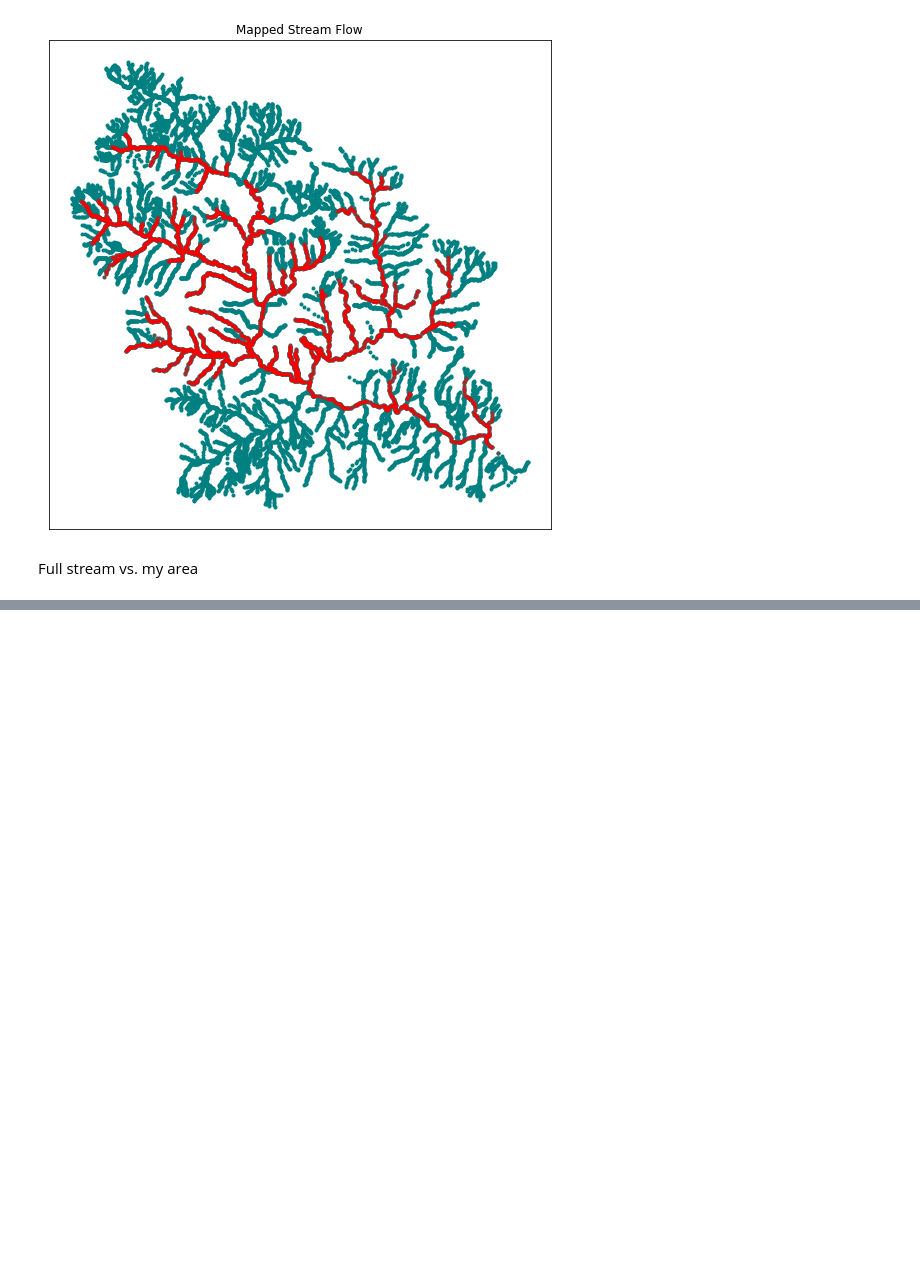
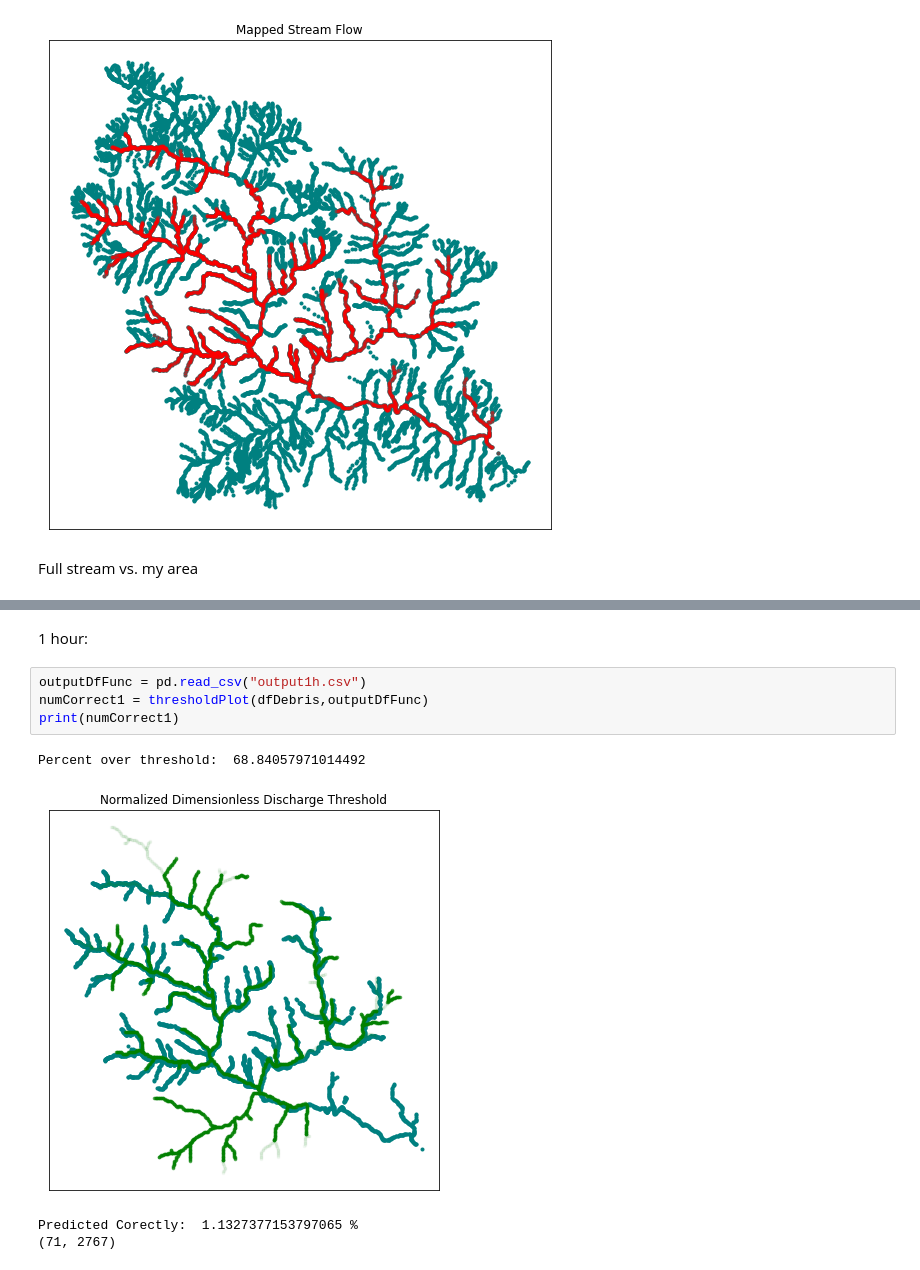
Before and after one commit to slundell123/DHSVM-for-CSDMS, a Jupyter notebook: dimensionlessDischargeModel/graphs.ipynb, the cells around one changed output, grey strips where cells are left out. Drawn from its saved outputs; the diff is of its cells as text; blank space fills up the shorter version.

```diff
--- a/dimensionlessDischargeModel/graphs.ipynb
+++ b/dimensionlessDischargeModel/graphs.ipynb
@@ -425,0 +579,11 @@ streamOnStreamPlot(dfFlowLines,mapDf)
+# %% [markdown]
+1 hour:
+# %%
+outputDfFunc = pd.read_csv("output1h.csv")
+numCorrect1 = thresholdPlot(dfDebris,outputDfFunc)
+print(numCorrect1)
+# %% [output]
+Percent over threshold:  68.84057971014492
+[figure, added]
+Predicted Corectly:  1.1327377153797065 %
+(71, 2767)
```
Also changed, not shown: parts of 15 cells of this notebook.
